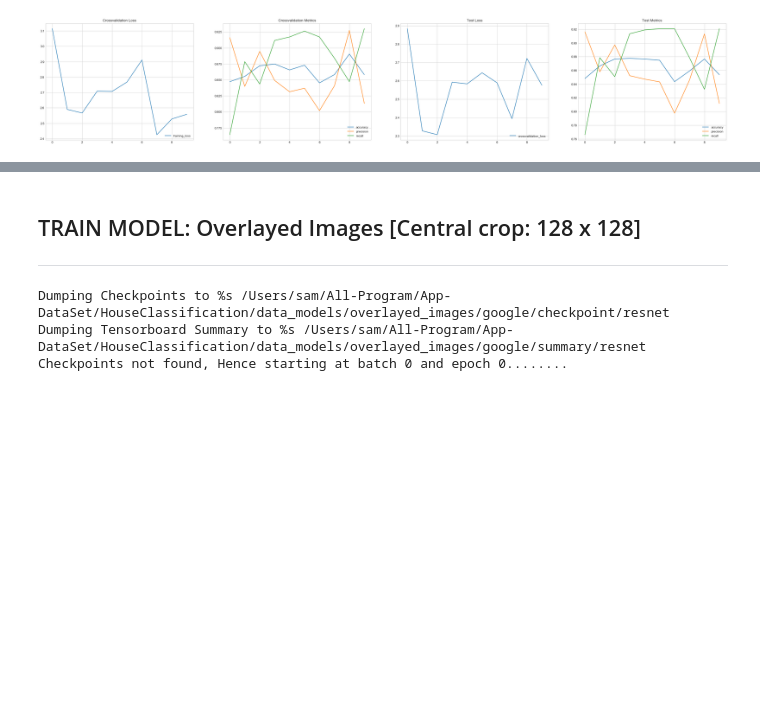
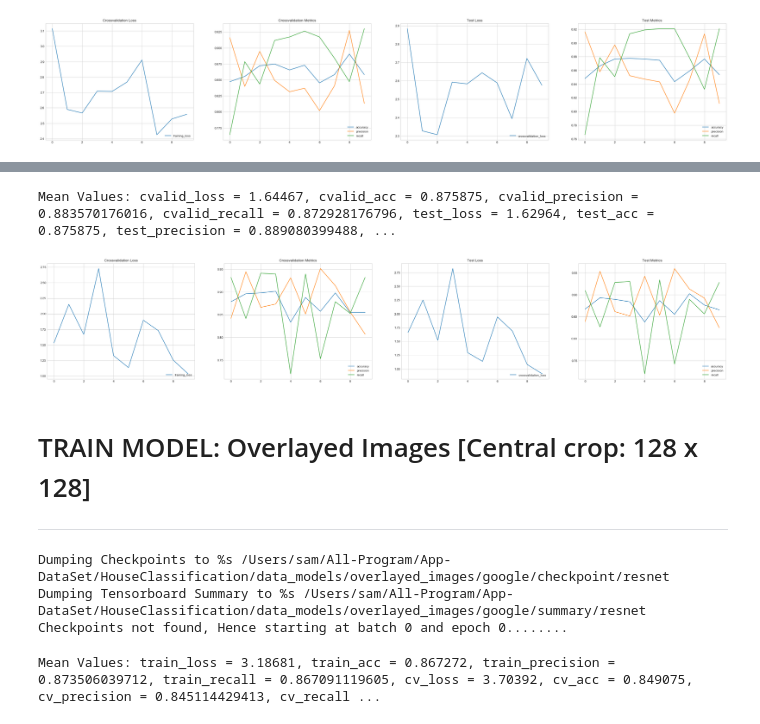
Before and after one commit to Sardhendu/PropertyClassification, a Jupyter notebook: Model_eval.ipynb, the cells around one changed output, grey strips where cells are left out. Drawn from its saved outputs; the diff is of its cells as text; code cells hidden in the pictures; blank space fills up the shorter version.

```diff
--- a/Model_eval.ipynb
+++ b/Model_eval.ipynb
@@ -247,0 +400,9 @@ oj.vizualize(data=ts_data, colX=None, colY=None, label_col=None, viz_type='line'
+# %%
+which_data = 'cvalid'
+if test:
+    tsoj = Test(params=dict(inp_img_shape=[400,400,3],
+                     crop_shape=[96, 96, 3],
+                     out_img_shape=[224, 224, 3]),
+         which_net=which_net,
+         image_type=image_type)
+    cv_loss_arr, cv_acc_arr, cv_precision_arr, cv_recall_arr = tsoj.run(which_data=which_data, dump_stats=True)
@@ -247,0 +427,9 @@ oj.vizualize(data=ts_data, colX=None, colY=None, label_col=None, viz_type='line'
+# %%
+which_data = 'test'
+if test:
+    tsoj = Test(params=dict(inp_img_shape=[400,400,3],
+                     crop_shape=[96, 96, 3],
+                     out_img_shape=[224, 224, 3]),
+         which_net=which_net,
+         image_type=image_type)
+    ts_loss_arr, ts_acc_arr, ts_precision_arr, ts_recall_arr = tsoj.run(which_data=which_data, dump_stats=True)
@@ -248,5 +454,23 @@ oj.vizualize(data=ts_data, colX=None, colY=None, label_col=None, viz_type='line'
+# %%
+print ('Mean Values: cvalid_loss = %s, cvalid_acc = %s, cvalid_precision = %s, cvalid_recall = %s, test_loss = %s, test_acc = %s, test_precision = %s, test_recall = %s'%(
+    np.mean(cv_loss_arr), np.mean(cv_acc_arr), np.mean(cv_precision_arr), np.mean(cv_recall_arr), np.mean(ts_loss_arr), np.mean(ts_acc_arr), np.mean(ts_precision_arr), np.mean(ts_recall_arr)))
+# %% [output]
+Mean Values: cvalid_loss = 1.64467, cvalid_acc = 0.875875, cvalid_precision = 0.883570176016, cvalid_recall = 0.872928176796, test_loss = 1.62964, test_acc = 0.875875, test_precision = 0.889080399488, ...
+# %%
+oj = Plot(rows=1, columns=4, fig_size=(40,7))
+cv_loss_df = pd.DataFrame(cv_loss_arr, columns=['training_loss'])
+oj.vizualize(data=cv_loss_df, colX=None, colY=None, label_col=None, viz_type='line', params={'title':'Crossvalidation Loss'})
+cv_data = pd.DataFrame(np.column_stack((cv_acc_arr, cv_precision_arr, cv_recall_arr)), columns=['accuracy', 'precision', 'recall'])
+oj.vizualize(data=cv_data, colX=None, colY=None, label_col=None, viz_type='line', params={'title':'Crossvalidation Metrics'})
+
+ts_loss_df = pd.DataFrame(ts_loss_arr, columns=['crossvalidation_loss'])
+oj.vizualize(data=ts_loss_df, colX=None, colY=None, label_col=None, viz_type='line', params={'title':'Test Loss'})
+ts_data = pd.DataFrame(np.column_stack((ts_acc_arr, ts_precision_arr, ts_recall_arr)), columns=['accuracy', 'precision', 'recall'])
+oj.vizualize(data=ts_data, colX=None, colY=None, label_col=None, viz_type='line', params={'title':'Test Metrics'})
+# %% [output]
+[figure, added]
 # %% [markdown]
-## TRAIN MODEL: Overlayed Images [Central crop: 128 x 128]
+# TRAIN MODEL: Overlayed Images [Central crop: 128 x 128]
 --------------
 # %%
 
@@ -266,3 +490,8 @@ if train:
 Dumping Checkpoints to %s /Users/sam/All-Program/App-DataSet/HouseClassification/data_models/overlayed_images/google/checkpoint/resnet
 Dumping Tensorboard Summary to %s /Users/sam/All-Program/App-DataSet/HouseClassification/data_models/overlayed_images/google/summary/resnet
 Checkpoints not found, Hence starting at batch 0 and epoch 0........
+# %%
+print ('Mean Values: train_loss = %s, train_acc = %s, train_precision = %s, train_recall = %s, cv_loss = %s, cv_acc = %s, cv_precision = %s, cv_recall = %s'%(
+    np.mean(tr_loss_arr), np.mean(tr_acc_arr), np.mean(tr_precision_arr), np.mean(tr_recall_arr), np.mean(cv_loss_arr), np.mean(cv_acc_arr), np.mean(cv_precision_arr), np.mean(cv_recall_arr)))
+# %% [output]
+Mean Values: train_loss = 3.18681, train_acc = 0.867272, train_precision = 0.873506039712, train_recall = 0.867091119605, cv_loss = 3.70392, cv_acc = 0.849075, cv_precision = 0.845114429413, cv_recall ...
```
Also changed, not shown: parts of 26 cells of this notebook, 3 other files.
